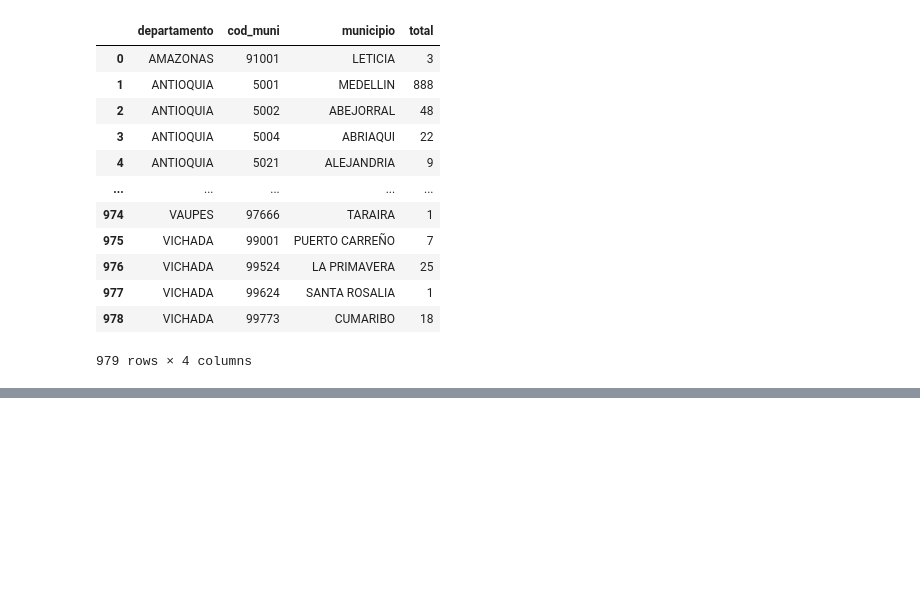
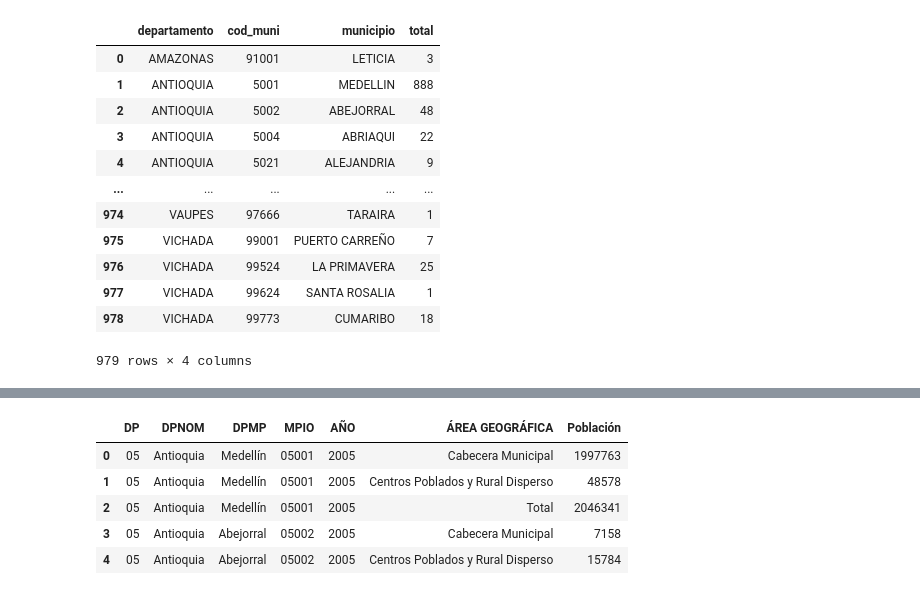
Before and after one commit to SPMINE-2425/repo_jaecheverrys, a Jupyter notebook: Código/exploracion_secuestros.ipynb, the cells around one changed output, grey strips where cells are left out. Cells and saved outputs as stored; diff of their text form; code cells hidden in the pictures; blank space fills up the shorter version.

```diff
--- a/Código/exploracion_secuestros.ipynb
+++ b/Código/exploracion_secuestros.ipynb
@@ -142,0 +181,12 @@ KeyboardInterrupt:
+# %%
+# Archivo con datos de población por municipio entre 2005 y 2019:
+
+poblacion_2005_2019 = pd.read_excel('../Datos/DCD-area-proypoblacion-Mun-2005-2019.xlsx',  dtype={'DP': str, 'MPIO': str})
+poblacion_2005_2019.head()
+# %% [output]
+|  | DP | DPNOM | DPMP | MPIO | AÑO | ÁREA GEOGRÁFICA | Población |
+| 0 | 05 | Antioquia | Medellín | 05001 | 2005 | Cabecera Municipal | 1997763 |
+| 1 | 05 | Antioquia | Medellín | 05001 | 2005 | Centros Poblados y Rural Disperso | 48578 |
+| 2 | 05 | Antioquia | Medellín | 05001 | 2005 | Total | 2046341 |
+| 3 | 05 | Antioquia | Abejorral | 05002 | 2005 | Cabecera Municipal | 7158 |
+| 4 | 05 | Antioquia | Abejorral | 05002 | 2005 | Centros Poblados y Rural Disperso | 15784 |
```
Also changed, not shown: parts of 10 cells of this notebook, 5 other files.
